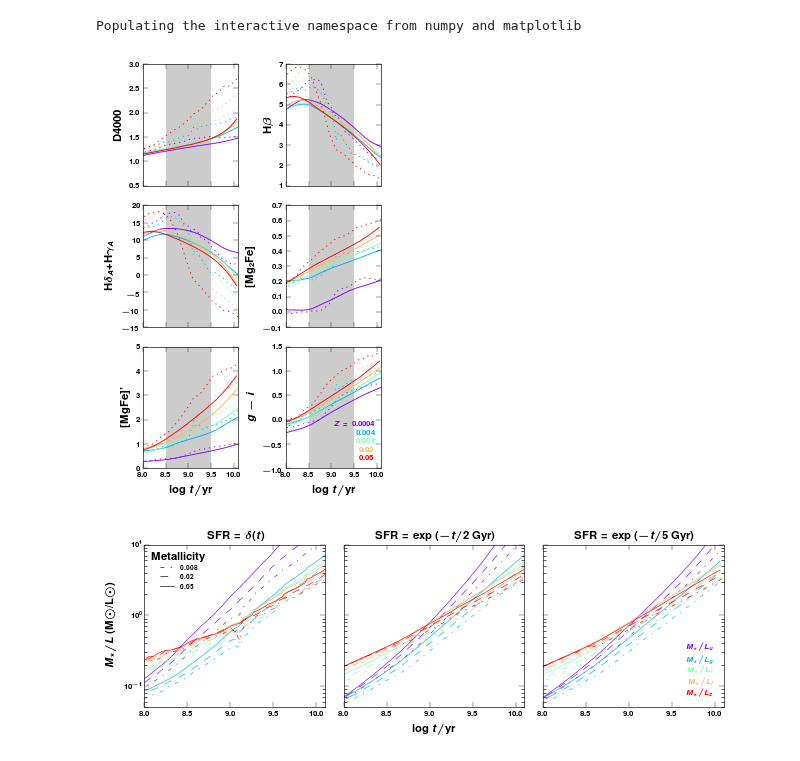
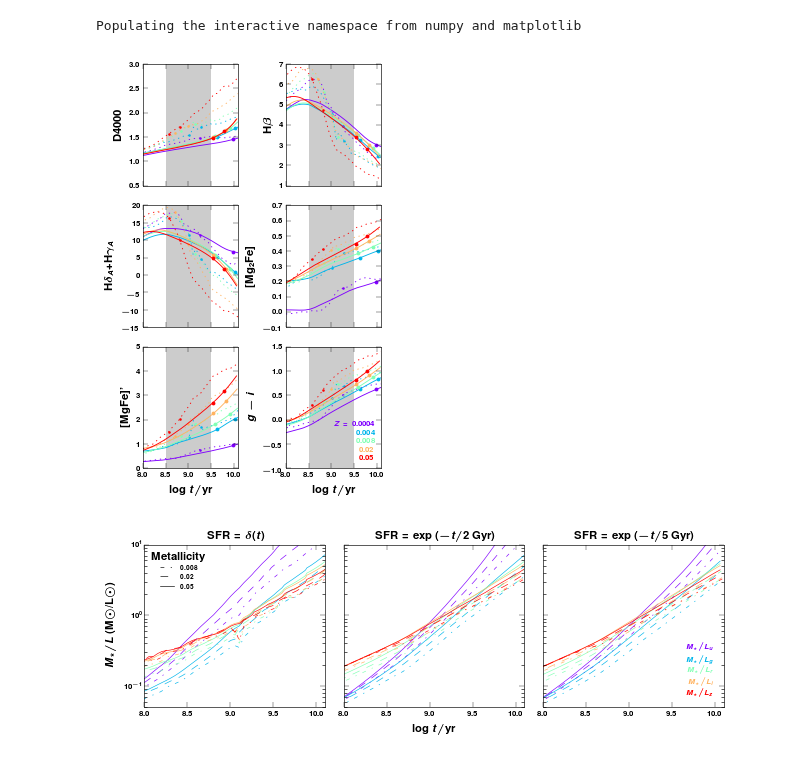
Before and after one commit to ajmejia/notebooks, a Jupyter notebook: SPProperties.ipynb, the cells around one changed output. Saved outputs shown, nothing was run; the diff lists cells and outputs as text; code cells hidden in the pictures.

Commit message:
adding missing u-r color & missing SFGs bins in G05 indexes plots

```diff
--- a/SPProperties.ipynb
+++ b/SPProperties.ipynb
@@ -24,6 +24,7 @@ ax_ylabels = {
     "g-r": r"\bf $g-r$",
     "g-i": r"\bf $g-i$",
     "g-z": r"\bf $g-z$",
+    "u-r": r"\bf $u-r$",
     "M/L_u": r"\bf $M_\star/L_u$",
     "M/L_g": r"\bf $M_\star/L_g$",
     "M/L_r": r"\bf $M_\star/L_r$",
@@ -70,6 +71,7 @@ file_maps = {
             "g-r": 4,
             "g-i": 5,
             "g-z": 6,
+            "u-r": ((3,4), lambda cols: cols[:,0]+cols[:,1]),
             "L_u": ((2,3), lambda mags: 10**(-0.4*((mags[:,0]+mags[:,1])-5.46))),
             "L_g": (2, lambda mag: 10**(-0.4*(mag-5.21))),
             "L_r": ((2,4), lambda mags: 10**(-0.4*((mags[:,0]-mags[:,1])-4.50))),
@@ -103,6 +105,7 @@ file_maps = {
             "g-r": 4,
             "g-i": 5,
             "g-z": 6,
+            "u-r": ((3,4), lambda cols: cols[:,0]+cols[:,1]),
             "L_u": ((2,3), lambda mags: 10**(-0.4*((mags[:,0]+mags[:,1])-5.46))),
             "L_g": (2, lambda mag: 10**(-0.4*(mag-5.21))),
             "L_r": ((2,4), lambda mags: 10**(-0.4*((mags[:,0]-mags[:,1])-4.50))),
@@ -136,6 +139,7 @@ file_maps = {
             "g-r": 4,
             "g-i": 5,
             "g-z": 6,
+            "u-r": ((3,4), lambda cols: cols[:,0]+cols[:,1]),
             "L_u": ((2,3), lambda mags: 10**(-0.4*((mags[:,0]+mags[:,1])-5.46))),
             "L_g": (2, lambda mag: 10**(-0.4*(mag-5.21))),
             "L_r": ((2,4), lambda mags: 10**(-0.4*((mags[:,0]-mags[:,1])-4.50))),
@@ -198,30 +202,39 @@ add_ingredient(tau5_stelib, ("M", "L_z"), MLum, "M/L_z")
 # %%
 colors = cm.rainbow(linspace(0,1,len(libraries["stelib"])))
 properties = ["D4000", "Hbeta", "Hdg", "Mg2Fe", "MgFep", "g-i"]
 
 fig, axs = subplots(3, 2, sharex=True, figsize=(3.3,5))
 xlim(8.0,10.1)
 
 axs = axs.ravel()
 for i in xrange(axs.size):
     prop = properties[i]
 
     axs[i].set_ylabel(ax_ylabels[prop])
     if axs[i].is_last_row(): axs[i].set_xlabel(ax_xlabel["age"])
 
     for j, zkw in enumerate(sorted(libraries["stelib"])):
+        t_sf_tau0 = linear(tau0_stelib[zkw]["u-r"], tau0_stelib[zkw]["age"], bounds_error=False, fill_value="extrapolate")([1.47, 1.81])
+        t_sf_tau5 = linear(tau5_stelib[zkw]["u-r"], tau5_stelib[zkw]["age"], bounds_error=False, fill_value="extrapolate")([1.47, 1.81])
+        p_sf_tau0 = linear(tau0_stelib[zkw]["age"], tau0_stelib[zkw][prop], bounds_error=False, fill_value="extrapolate")(t_sf_tau0)
+        p_sf_tau5 = linear(tau5_stelib[zkw]["age"], tau5_stelib[zkw][prop], bounds_error=False, fill_value="extrapolate")(t_sf_tau5)
+
         axs[i].plot(tau0_stelib[zkw]["age"], tau0_stelib[zkw][prop], ":", lw=0.7, color=colors[j])
         axs[i].plot(tau5_stelib[zkw]["age"], tau5_stelib[zkw][prop], "-", lw=0.7, color=colors[j])
+
+        axs[i].plot(t_sf_tau0, p_sf_tau0, "o", ms=2, mew=0, color=colors[j])
+        axs[i].plot(t_sf_tau5, p_sf_tau5, "o", ms=3, mew=0, color=colors[j])
+
         axs[i].axvspan(8.5, 9.5, lw=0, fc="none", hatch=15*"/", color="0.8")
         if i==5:
             axs[i].text(0.93, 0.35-j*0.07, (r"$Z={}$" if j==0 else r"${}$").format(libraries["stelib"][zkw]), color=colors[j], fontsize="x-small", ha="right", transform=axs[i].transAxes)
 
 fig.tight_layout()
 fig.subplots_adjust(wspace=0.5)
 
 fig.savefig("{}/g05_indexes".format(odir))
 # %% [output]
-[figure, old version]
+[figure, new version]
 # %%
 fig, axs = subplots(1, 3, sharey=True, sharex=True, figsize=(7,2.5))
 xlim(8.0, 10.1)
```
